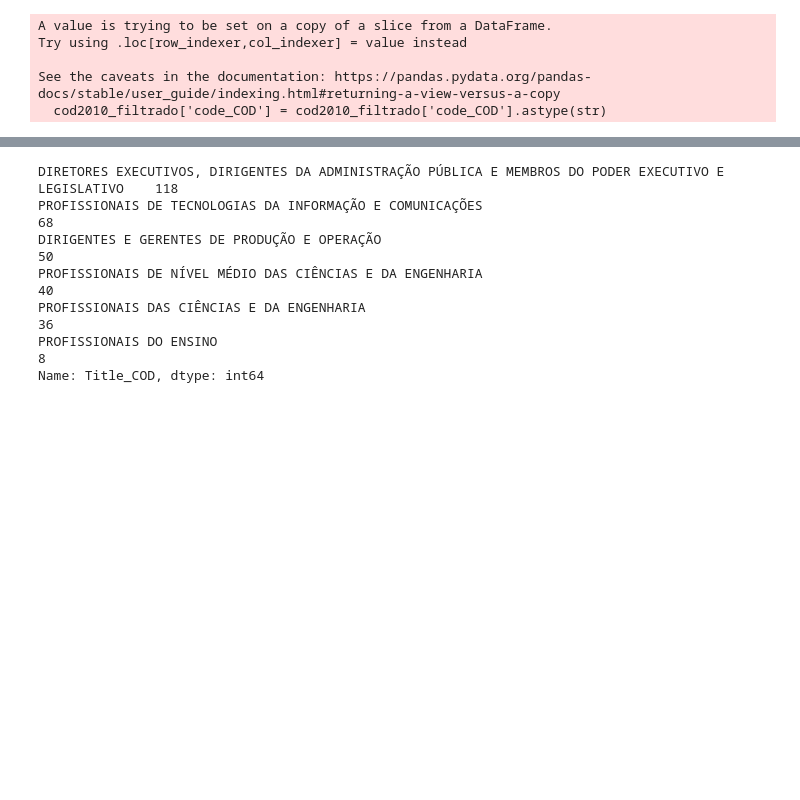
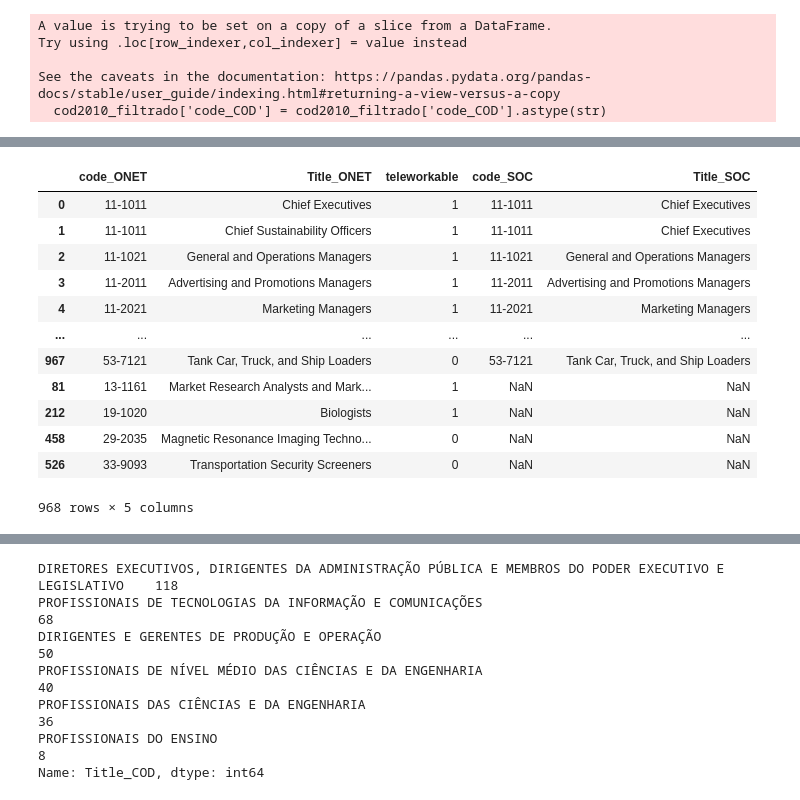
Before and after one commit to msbrasil/Mercado-de-Trabalho-Remoto, a Jupyter notebook: Notebooks/Tradução dos Códigos de Ocupação.ipynb, the cells around one changed output, grey strips where cells are left out. Saved outputs shown, nothing was run; the diff lists cells and outputs as text; code cells hidden in the pictures; blank space fills up the shorter version.

```diff
--- a/Notebooks/Tradução dos Códigos de Ocupação.ipynb
+++ b/Notebooks/Tradução dos Códigos de Ocupação.ipynb
@@ -147,0 +159,16 @@ ocupacoes_agregado.dropna()
+# %%
+ocupacoes_agregado.sort_values(by=['code_SOC'])
+# %% [output]
+|  | code_ONET | Title_ONET | teleworkable | code_SOC | Title_SOC |
+| 0 | 11-1011 | Chief Executives | 1 | 11-1011 | Chief Executives |
+| 1 | 11-1011 | Chief Sustainability Officers | 1 | 11-1011 | Chief Executives |
+| 2 | 11-1021 | General and Operations Managers | 1 | 11-1021 | General and Operations Managers |
+| 3 | 11-2011 | Advertising and Promotions Managers | 1 | 11-2011 | Advertising and Promotions Managers |
+| 4 | 11-2021 | Marketing Managers | 1 | 11-2021 | Marketing Managers |
+| ... | ... | ... | ... | ... | ... |
+| 967 | 53-7121 | Tank Car, Truck, and Ship Loaders | 0 | 53-7121 | Tank Car, Truck, and Ship Loaders |
+| 81 | 13-1161 | Market Research Analysts and Mark... | 1 | NaN | NaN |
+| 212 | 19-1020 | Biologists | 1 | NaN | NaN |
+| 458 | 29-2035 | Magnetic Resonance Imaging Techno... | 0 | NaN | NaN |
+| 526 | 33-9093 | Transportation Security Screeners | 0 | NaN | NaN |
+968 rows × 5 columns
```
Also changed, not shown: parts of 13 cells of this notebook.
